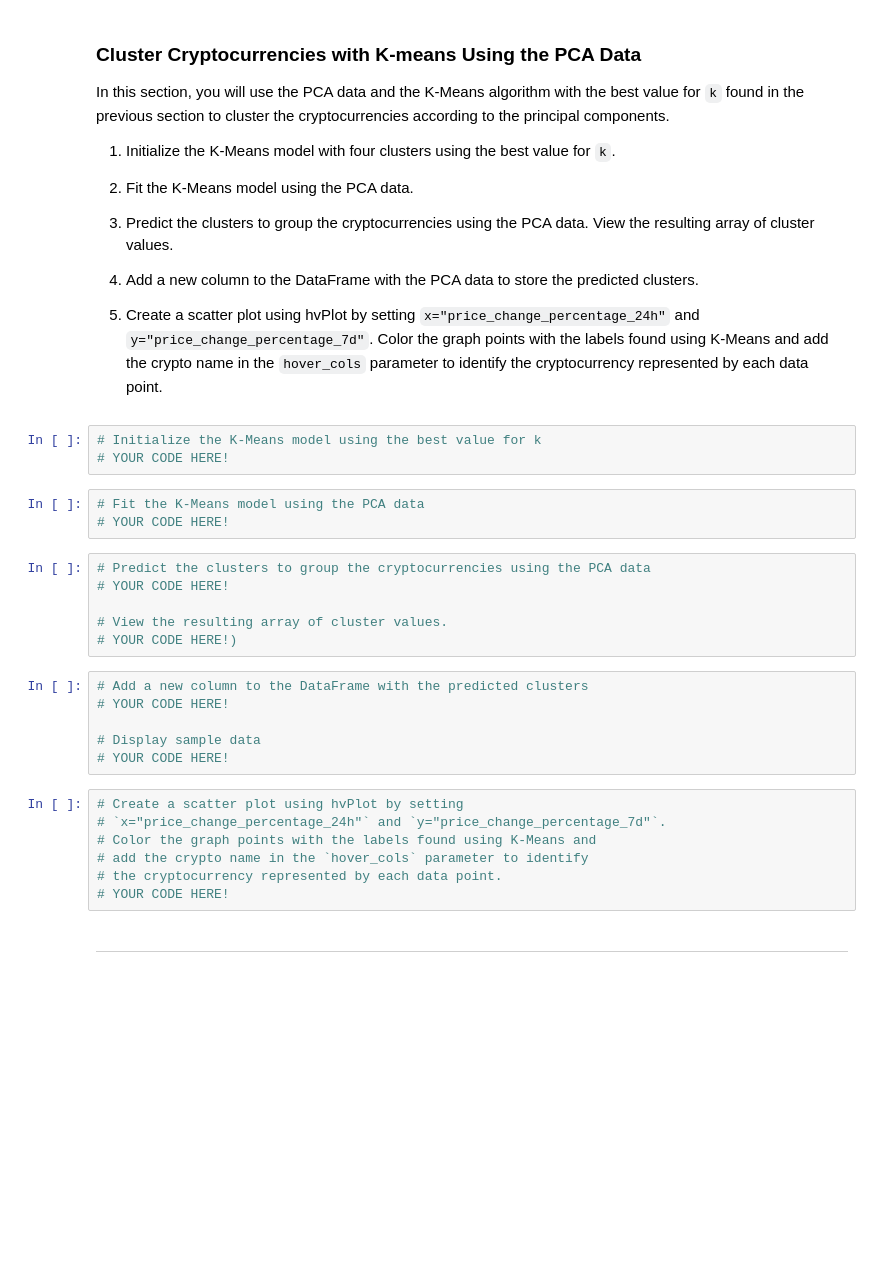
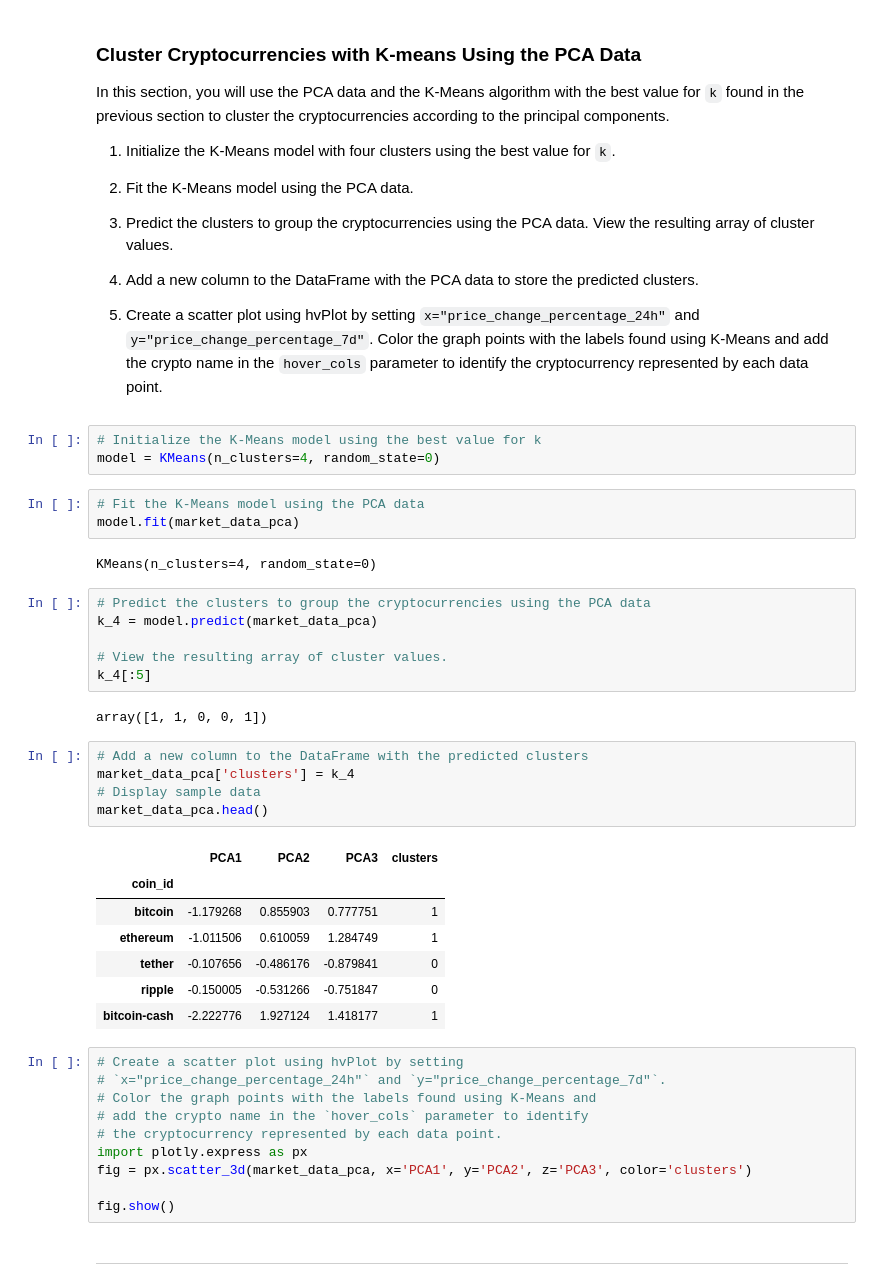
Before and after one commit to scottslusher/Crypto-Advisor, a Jupyter notebook: crypto_investments.ipynb, the cells around one changed output. Drawn from its saved outputs; the diff is of its cells as text; blank space fills up the shorter version.

```diff
--- a/crypto_investments.ipynb
+++ b/crypto_investments.ipynb
@@ -375,29 +375,43 @@ In this section, you will use the PCA data and the K-Means algorithm with the be
 5. Create a scatter plot using hvPlot by setting `x="price_change_percentage_24h"` and `y="price_change_percentage_7d"`. Color the graph points with the labels found using K-Means and add the crypto name in the `hover_cols` parameter to identify the cryptocurrency represented by each data point.
 # %%
 # Initialize the K-Means model using the best value for k
-# YOUR CODE HERE!
+model = KMeans(n_clusters=4, random_state=0)
 # %%
 # Fit the K-Means model using the PCA data
-# YOUR CODE HERE!
+model.fit(market_data_pca)
+# %% [output]
+KMeans(n_clusters=4, random_state=0)
 # %%
 # Predict the clusters to group the cryptocurrencies using the PCA data
-# YOUR CODE HERE!
+k_4 = model.predict(market_data_pca)
 
 # View the resulting array of cluster values.
-# YOUR CODE HERE!)
+k_4[:5]
+# %% [output]
+array([1, 1, 0, 0, 1])
 # %%
 # Add a new column to the DataFrame with the predicted clusters
-# YOUR CODE HERE!
-
+market_data_pca['clusters'] = k_4
 # Display sample data
-# YOUR CODE HERE!
+market_data_pca.head()
+# %% [output]
+|  | PCA1 | PCA2 | PCA3 | clusters |
+| coin_id |  |  |  |  |
+| bitcoin | -1.179268 | 0.855903 | 0.777751 | 1 |
+| ethereum | -1.011506 | 0.610059 | 1.284749 | 1 |
+| tether | -0.107656 | -0.486176 | -0.879841 | 0 |
+| ripple | -0.150005 | -0.531266 | -0.751847 | 0 |
+| bitcoin-cash | -2.222776 | 1.927124 | 1.418177 | 1 |
 # %%
 # Create a scatter plot using hvPlot by setting
 # `x="price_change_percentage_24h"` and `y="price_change_percentage_7d"`.
 # Color the graph points with the labels found using K-Means and
 # add the crypto name in the `hover_cols` parameter to identify
 # the cryptocurrency represented by each data point.
-# YOUR CODE HERE!
+import plotly.express as px
+fig = px.scatter_3d(market_data_pca, x='PCA1', y='PCA2', z='PCA3', color='clusters')
+
+fig.show()
 # %% [markdown]
 ---
 # %% [markdown]
```
